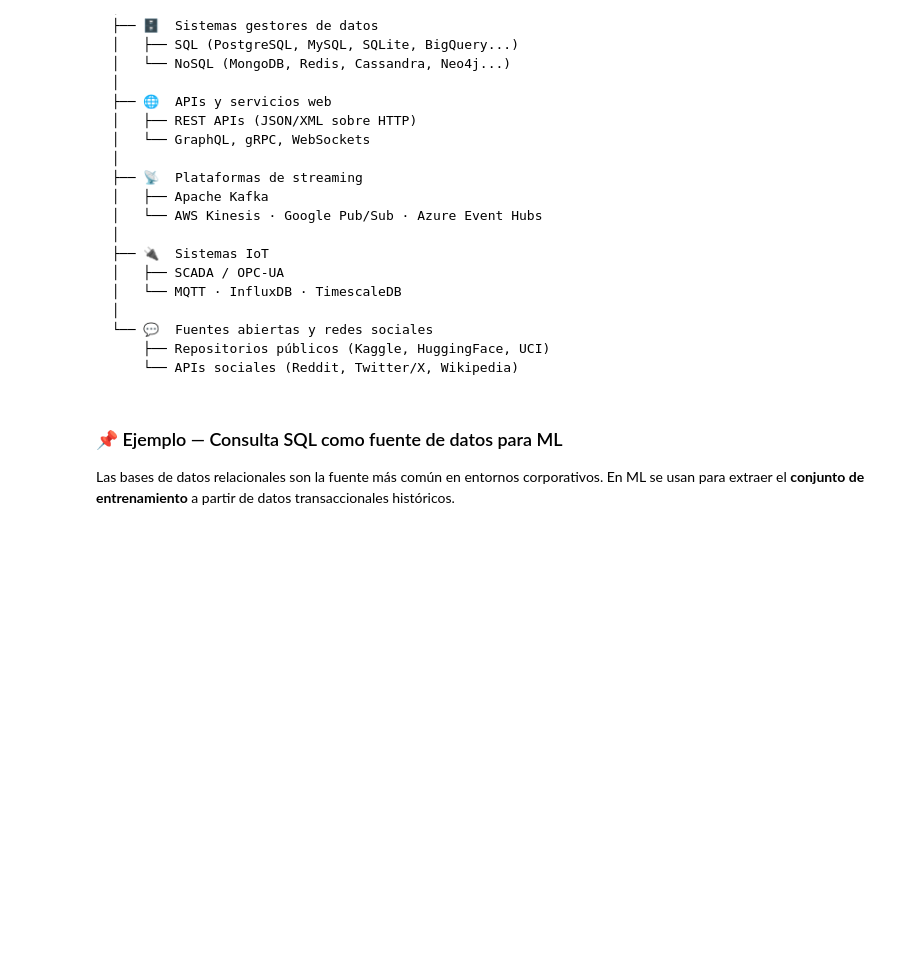
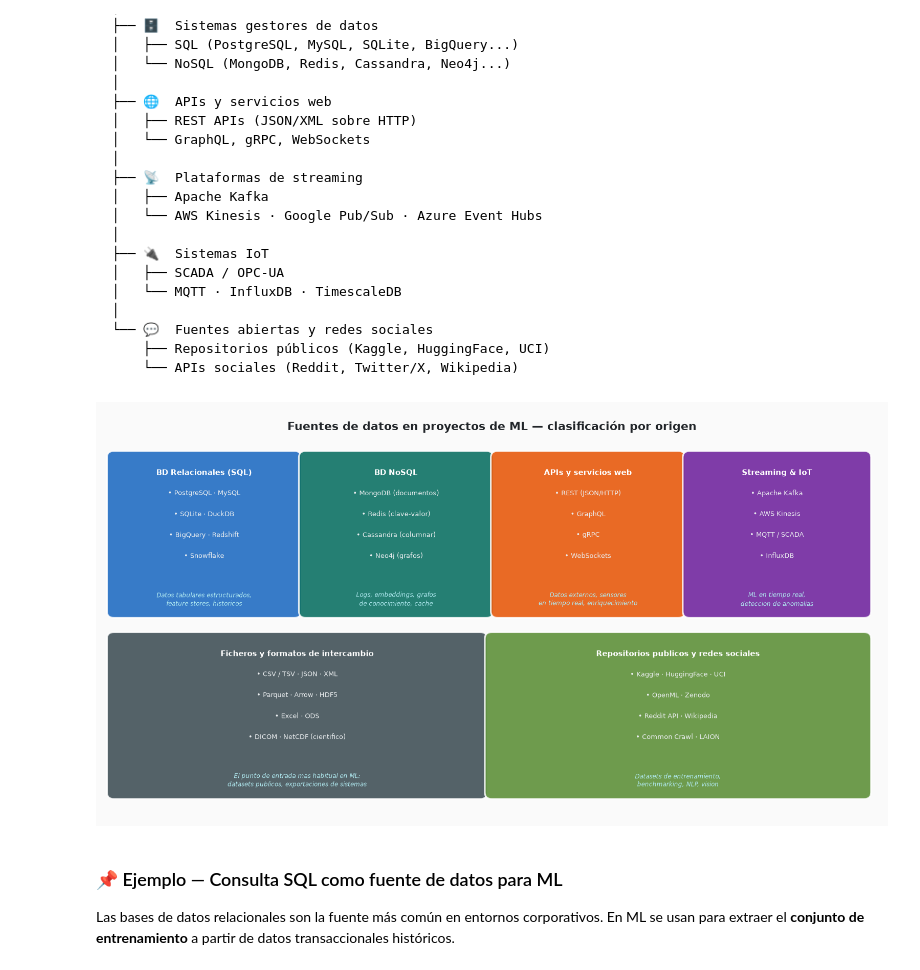
Before and after one commit to alberto-dealarcon-pro/ETCDFM, a Jupyter notebook: UD1/Bloque_1_Naturaleza_y_clasificacion/B1_Naturaleza_y_Clasificacion_de_Fuentes.ipynb, the cells around one changed output. Drawn from its saved outputs; the diff is of its cells as text; code cells hidden in the pictures; blank space fills up the shorter version.

```diff
--- a/UD1/Bloque_1_Naturaleza_y_clasificacion/B1_Naturaleza_y_Clasificacion_de_Fuentes.ipynb
+++ b/UD1/Bloque_1_Naturaleza_y_clasificacion/B1_Naturaleza_y_Clasificacion_de_Fuentes.ipynb
@@ -281,59 +325,55 @@ ax.text(6.5, 7.1, 'Fuentes de datos en proyectos de ML — clasificación por or
 # Definición de bloques: (x, y, w, h, color, título, items, uso_ml)
 bloques = [
     (0.2, 3.8, 3.0, 2.8, '#1565C0',
-     '🗄️  BD Relacionales (SQL)',
+     'BD Relacionales (SQL)',
      ['PostgreSQL · MySQL', 'SQLite · DuckDB', 'BigQuery · Redshift', 'Snowflake'],
-     'Datos tabulares estructurados,
-feature stores, históricos'),
+     'Datos tabulares estructurados,\nfeature stores, historicos'),
 
     (3.4, 3.8, 3.0, 2.8, '#00695C',
-     '📂  BD NoSQL',
+     'BD NoSQL',
      ['MongoDB (documentos)', 'Redis (clave-valor)', 'Cassandra (columnar)', 'Neo4j (grafos)'],
-     'Logs, embeddings, grafos
-de conocimiento, caché'),
+     'Logs, embeddings, grafos\nde conocimiento, cache'),
 
     (6.6, 3.8, 3.0, 2.8, '#E65100',
-     '🌐  APIs y servicios web',
+     'APIs y servicios web',
      ['REST (JSON/HTTP)', 'GraphQL', 'gRPC', 'WebSockets'],
-     'Datos externos, sensores
-en tiempo real, enriquecimiento'),
+     'Datos externos, sensores\nen tiempo real, enriquecimiento'),
 
     (9.8, 3.8, 2.9, 2.8, '#6A1B9A',
-     '📡  Streaming & IoT',
+     'Streaming & IoT',
      ['Apache Kafka', 'AWS Kinesis', 'MQTT / SCADA', 'InfluxDB'],
-     'ML en tiempo real,
-detección de anomalías'),
+     'ML en tiempo real,\ndeteccion de anomalias'),
 
     (0.2, 0.5, 6.1, 2.8, '#37474F',
-     '📊  Ficheros y formatos de intercambio',
-     ['CSV / TSV · JSON · XML', 'Parquet · Arrow · HDF5', 'Excel · ODS', 'DICOM · NetCDF (científico)'],
-     'El punto de entrada más habitual en ML:
-datasets públicos, exportaciones de sistemas'),
+     'Ficheros y formatos de intercambio',
+     ['CSV / TSV · JSON · XML', 'Parquet · Arrow · HDF5', 'Excel · ODS', 'DICOM · NetCDF (cientifico)'],
+     'El punto de entrada mas habitual en ML:\ndatasets publicos, exportaciones de sistemas'),
 
     (6.5, 0.5, 6.2, 2.8, '#558B2F',
-     '💬  Repositorios públicos y redes sociales',
+     'Repositorios publicos y redes sociales',
      ['Kaggle · HuggingFace · UCI', 'OpenML · Zenodo', 'Reddit API · Wikipedia', 'Common Crawl · LAION'],
-     'Datasets de entrenamiento,
-benchmarking, NLP, visión'),
+     'Datasets de entrenamiento,\nbenchmarking, NLP, vision'),
 ]
 
 for (x, y, w, h, color, titulo, items, uso) in bloques:
     box = FancyBboxPatch((x, y), w, h,
                          boxstyle="round,pad=0.12",
                          facecolor=color, edgecolor='white',
                          linewidth=2, alpha=0.85)
     ax.add_patch(box)
     ax.text(x + w/2, y + h - 0.28, titulo,
             ha='center', va='center', fontsize=9, fontweight='bold', color='white')
     for j, item in enumerate(items):
         ax.text(x + w/2, y + h - 0.65 - j*0.38, '• ' + item,
                 ha='center', va='center', fontsize=7.8, color='#ECEFF1')
     ax.text(x + w/2, y + 0.22, uso,
             ha='center', va='center', fontsize=7, color='#B2EBF2',
             style='italic', linespacing=1.4)
 
 plt.tight_layout()
 plt.show()
+# %% [output]
+[figure, added]
 # %% [markdown]
 ### 📌 Ejemplo — Consulta SQL como fuente de datos para ML
 
```
Also changed, not shown: parts of 17 cells of this notebook, 4 other files.
